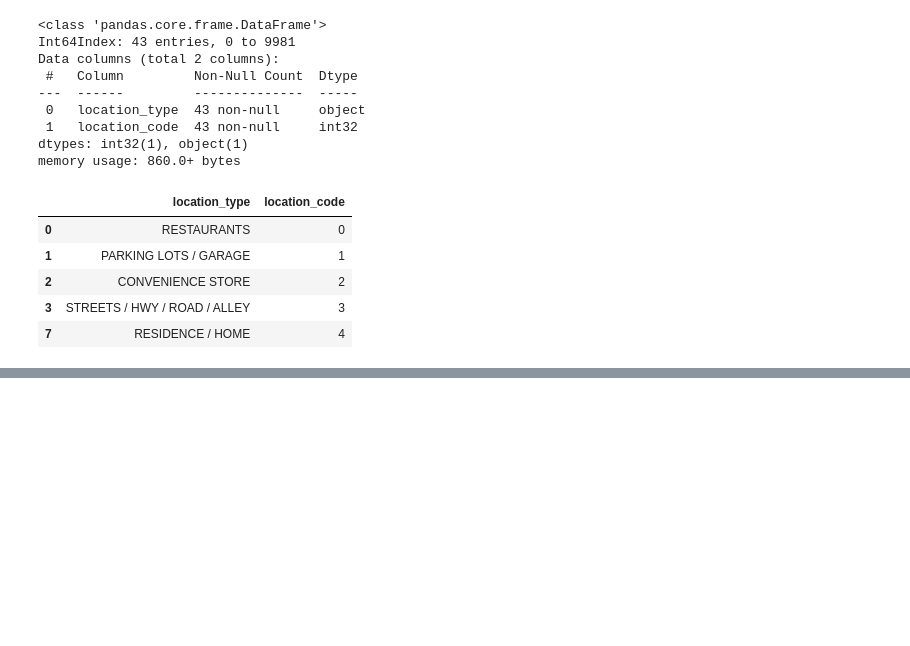
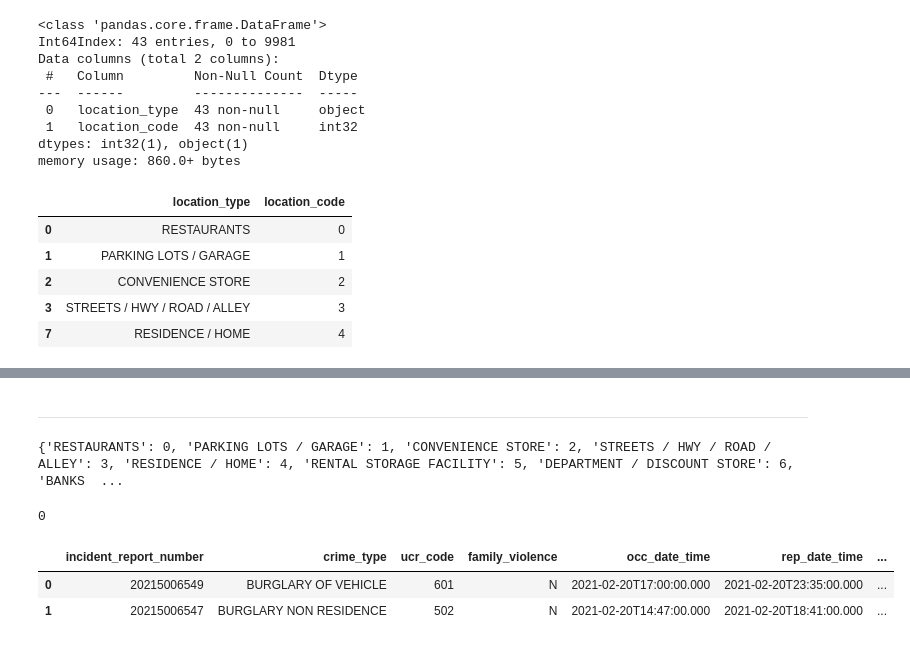
Before and after one commit to DonnieData/austin_crime_EDA, a Jupyter notebook: data_retrieval_transformation.ipynb, the cells around one changed output, grey strips where cells are left out. Drawn from its saved outputs; the diff is of its cells as text; code cells hidden in the pictures; blank space fills up the shorter version.

```diff
--- a/data_retrieval_transformation.ipynb
+++ b/data_retrieval_transformation.ipynb
@@ -244,0 +252,2 @@ memory usage: 860.0+ bytes
+# %% [markdown]
+-----
@@ -244,0 +258,16 @@ memory usage: 860.0+ bytes
+# %%
+location_mapper = map_location_df.to_dict()['location_code'].copy()
+print(location_mapper)
+# %% [output]
+{'RESTAURANTS': 0, 'PARKING LOTS / GARAGE': 1, 'CONVENIENCE STORE': 2, 'STREETS / HWY / ROAD / ALLEY': 3, 'RESIDENCE / HOME': 4, 'RENTAL STORAGE FACILITY': 5, 'DEPARTMENT / DISCOUNT STORE': 6, 'BANKS  ...
+# %%
+location_mapper[stripped_crime_data['location_type'][0]]
+# %% [output]
+0
+# %%
+# test mapper
+stripped_crime_data[stripped_crime_data.columns[0:7]].head(2)
+# %% [output]
+|  | incident_report_number | crime_type | ucr_code | family_violence | occ_date_time | rep_date_time | ... |
+| 0 | 20215006549 | BURGLARY OF VEHICLE | 601 | N | 2021-02-20T17:00:00.000 | 2021-02-20T23:35:00.000 | ... |
+| 1 | 20215006547 | BURGLARY NON RESIDENCE | 502 | N | 2021-02-20T14:47:00.000 | 2021-02-20T18:41:00.000 | ... |
```
Also changed, not shown: parts of 6 cells of this notebook.
